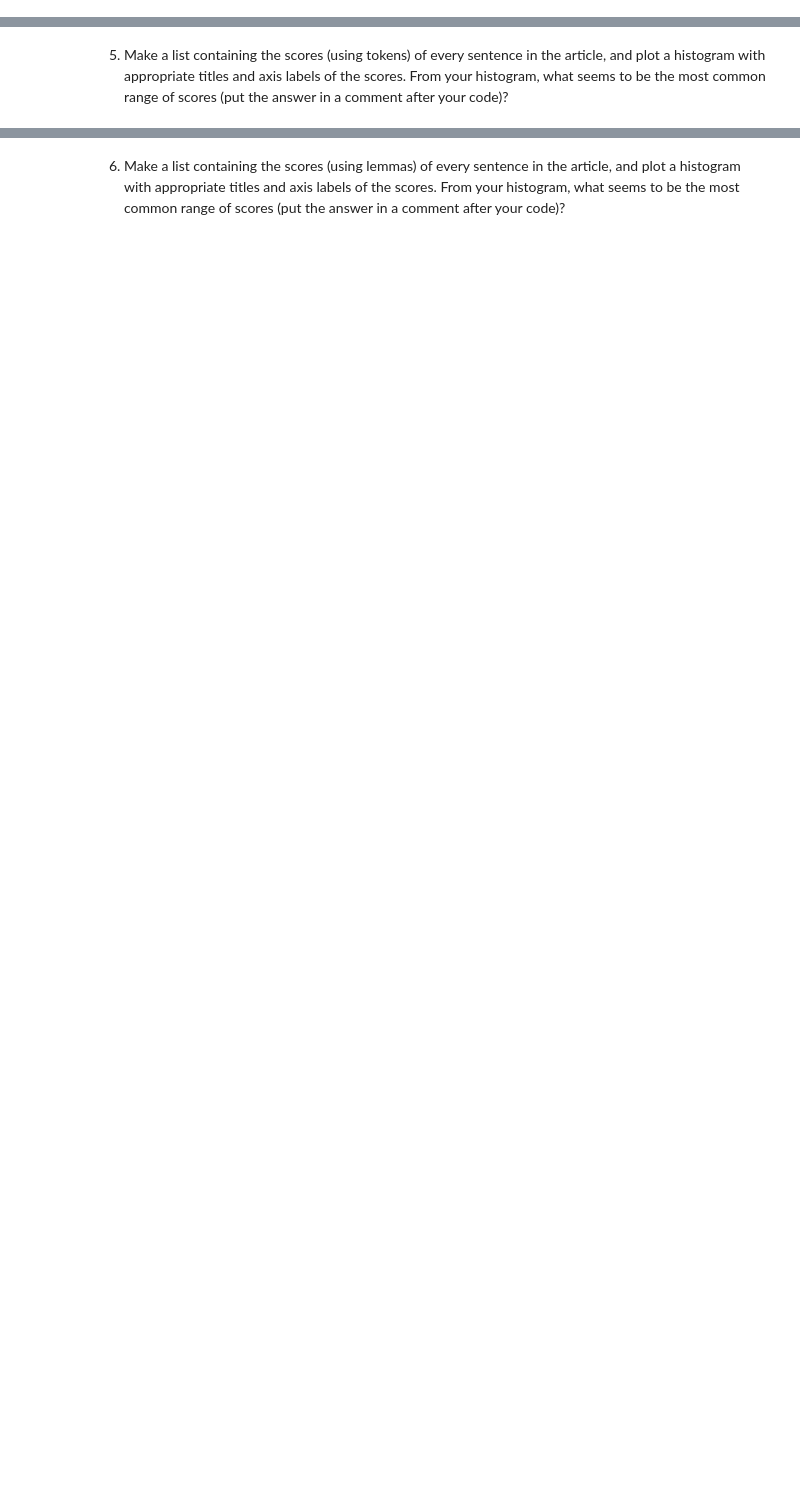
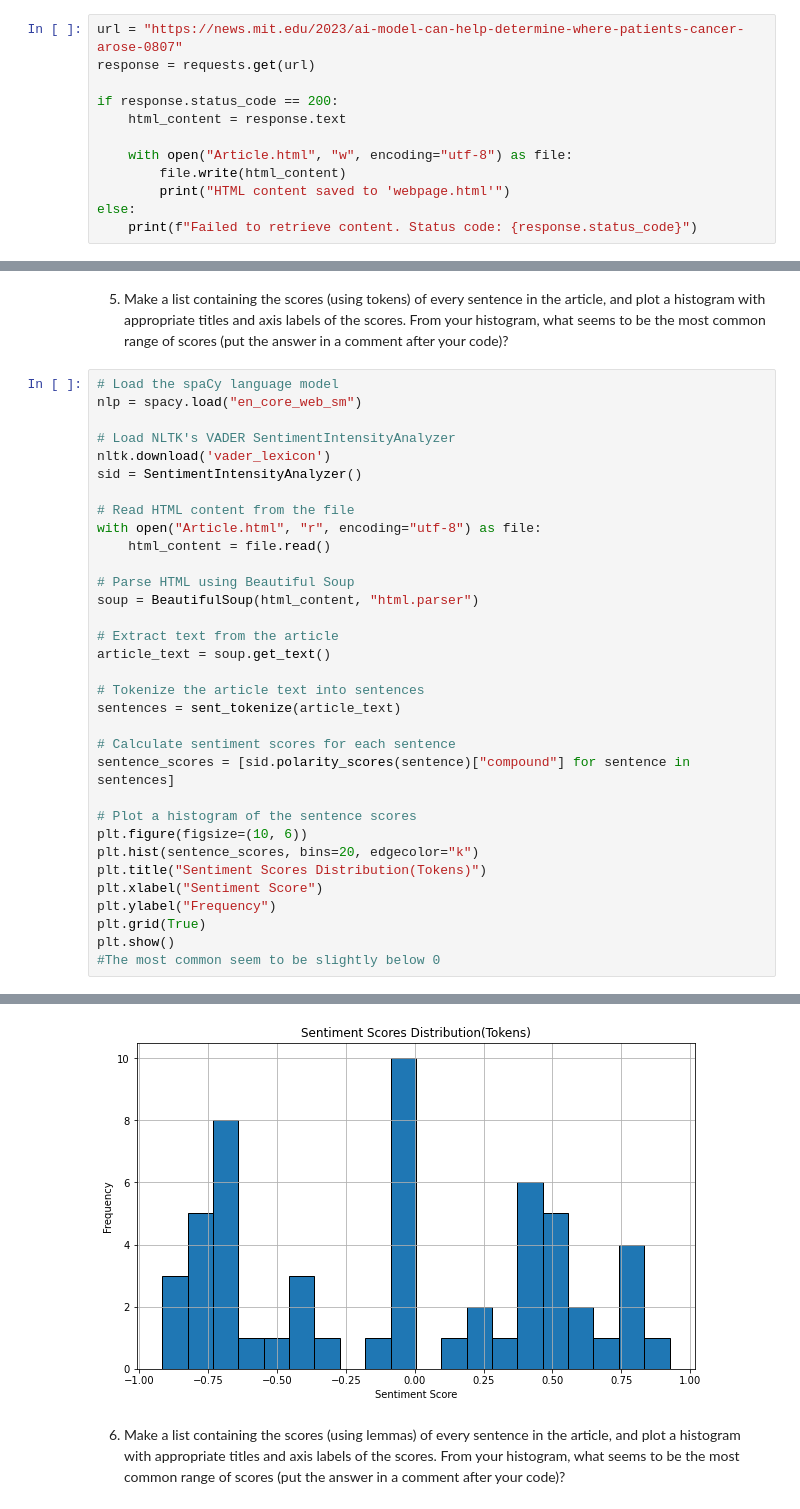
Before and after one commit to Mpabbinante/44620_Mod7, a Jupyter notebook: article-summarizer.ipynb, the cells around one changed output, grey strips where cells are left out. Cells and saved outputs as stored; diff of their text form; blank space fills up the shorter version.

```diff
--- a/article-summarizer.ipynb
+++ b/article-summarizer.ipynb
@@ -20,2 +32,14 @@ import numpy as np
 # %% [markdown]
 1. Find on the internet an article or blog post about a topic that interests you and you are able to get the text for using the technologies we have applied in the course.  Get the html for the article and store it in a file (which you must submit with your project)
+# %%
+url = "https://news.mit.edu/2023/ai-model-can-help-determine-where-patients-cancer-arose-0807"
+response = requests.get(url)
+
+if response.status_code == 200:
+    html_content = response.text
+
+    with open("Article.html", "w", encoding="utf-8") as file:
+        file.write(html_content)
+        print("HTML content saved to 'webpage.html'")
+else:
+    print(f"Failed to retrieve content. Status code: {response.status_code}")
@@ -28,2 +160,36 @@ import numpy as np
 # %% [markdown]
 5. Make a list containing the scores (using tokens) of every sentence in the article, and plot a histogram with appropriate titles and axis labels of the scores. From your histogram, what seems to be the most common range of scores (put the answer in a comment after your code)?
+# %%
+# Load the spaCy language model
+nlp = spacy.load("en_core_web_sm")
+
+# Load NLTK's VADER SentimentIntensityAnalyzer
+nltk.download('vader_lexicon')
+sid = SentimentIntensityAnalyzer()
+
+# Read HTML content from the file
+with open("Article.html", "r", encoding="utf-8") as file:
+    html_content = file.read()
+
+# Parse HTML using Beautiful Soup
+soup = BeautifulSoup(html_content, "html.parser")
+
+# Extract text from the article
+article_text = soup.get_text()
+
+# Tokenize the article text into sentences
+sentences = sent_tokenize(article_text)
+
+# Calculate sentiment scores for each sentence
+sentence_scores = [sid.polarity_scores(sentence)["compound"] for sentence in sentences]
+
+# Plot a histogram of the sentence scores
+plt.figure(figsize=(10, 6))
+plt.hist(sentence_scores, bins=20, edgecolor="k")
+plt.title("Sentiment Scores Distribution(Tokens)")
+plt.xlabel("Sentiment Score")
+plt.ylabel("Frequency")
+plt.grid(True)
+plt.show()
+#The most common seem to be slightly below 0
+# %% [output]
@@ -30,2 +199,3 @@ import numpy as np
+[figure, added]
 # %% [markdown]
 6. Make a list containing the scores (using lemmas) of every sentence in the article, and plot a histogram with appropriate titles and axis labels of the scores.  From your histogram, what seems to be the most common range of scores (put the answer in a comment after your code)?
```
Also changed, not shown: parts of 15 cells of this notebook, 2 other files.
